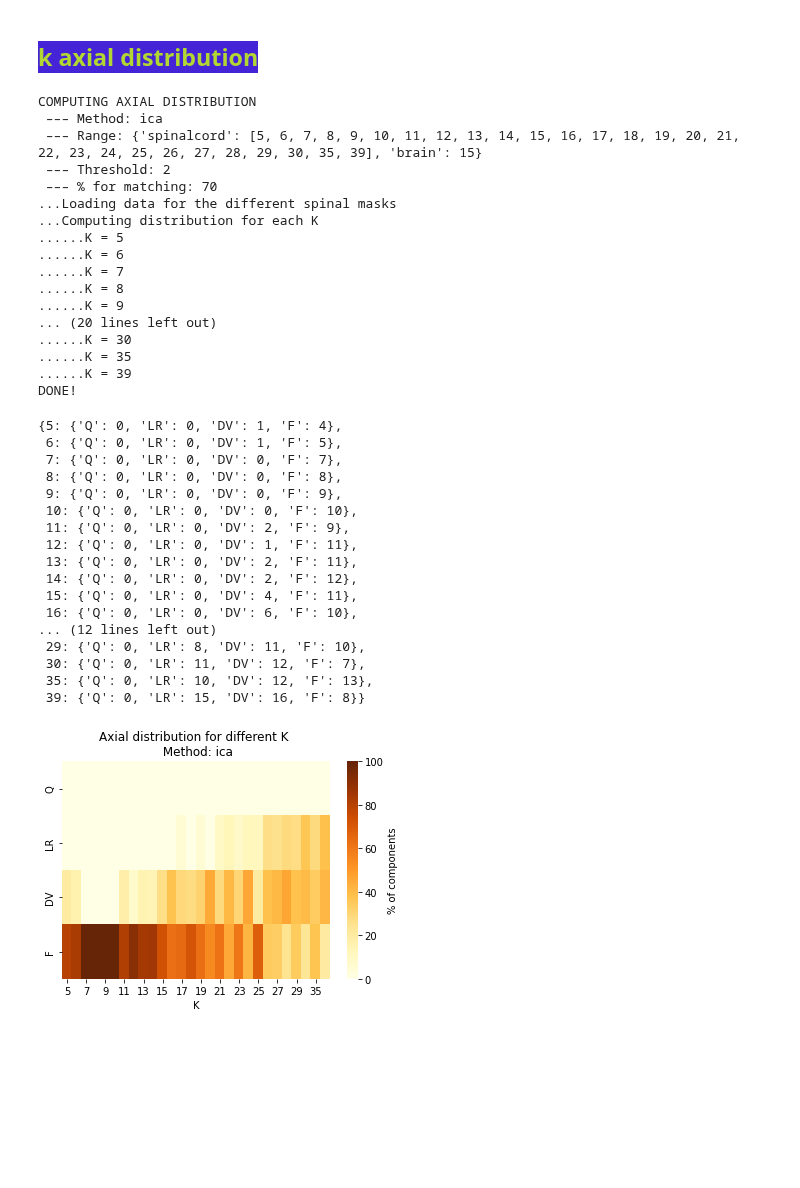
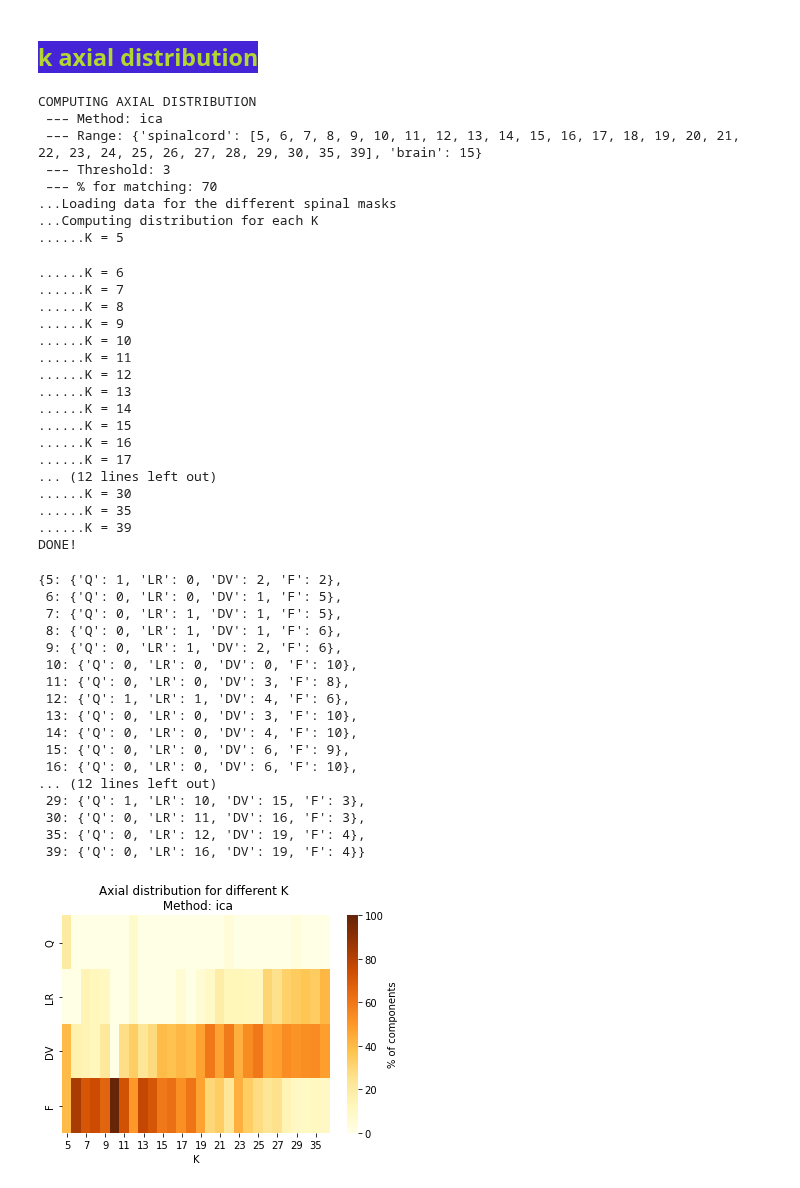
Before and after one commit to NawalK/hc_project_analyses, a Jupyter notebook: notebook/axial_ditribution_sc.ipynb, the cells around one changed output. Saved outputs shown, nothing was run; the diff lists cells and outputs as text; code cells hidden in the pictures; blank space fills up the shorter version.

```diff
--- a/notebook/axial_ditribution_sc.ipynb
+++ b/notebook/axial_ditribution_sc.ipynb
@@ -32,40 +32,48 @@ config['main_dir']+config['data']['ica']['spinalcord_dir'] + '/K_' + str(k) + '/
 # %% [markdown]
 ## <font color=#B2D732> <span style="background-color: #4424D6"> k axial distribution </font></span>
 # %%
-k_axial_distribution(config, 'ica', thresh=2, vox_percentage=70, save_results=False)
+k_axial_distribution(config, 'ica', thresh=3, vox_percentage=70, save_results=False)
 # %% [output]
 COMPUTING AXIAL DISTRIBUTION
  ––– Method: ica
  ––– Range: {'spinalcord': [5, 6, 7, 8, 9, 10, 11, 12, 13, 14, 15, 16, 17, 18, 19, 20, 21, 22, 23, 24, 25, 26, 27, 28, 29, 30, 35, 39], 'brain': 15}
- ––– Threshold: 2
+ ––– Threshold: 3
  ––– % for matching: 70
 ...Loading data for the different spinal masks
 ...Computing distribution for each K
 ......K = 5
-......K = 6
-......K = 7
-......K = 8
-......K = 9
-... (20 lines left out)
-......K = 30
-......K = 35
-......K = 39
-DONE!
-{5: {'Q': 0, 'LR': 0, 'DV': 1, 'F': 4},
- 6: {'Q': 0, 'LR': 0, 'DV': 1, 'F': 5},
- 7: {'Q': 0, 'LR': 0, 'DV': 0, 'F': 7},
- 8: {'Q': 0, 'LR': 0, 'DV': 0, 'F': 8},
- 9: {'Q': 0, 'LR': 0, 'DV': 0, 'F': 9},
- 10: {'Q': 0, 'LR': 0, 'DV': 0, 'F': 10},
- 11: {'Q': 0, 'LR': 0, 'DV': 2, 'F': 9},
- 12: {'Q': 0, 'LR': 0, 'DV': 1, 'F': 11},
- 13: {'Q': 0, 'LR': 0, 'DV': 2, 'F': 11},
- 14: {'Q': 0, 'LR': 0, 'DV': 2, 'F': 12},
- 15: {'Q': 0, 'LR': 0, 'DV': 4, 'F': 11},
- 16: {'Q': 0, 'LR': 0, 'DV': 6, 'F': 10},
+......K = 6
+......K = 7
+......K = 8
+......K = 9
+......K = 10
+......K = 11
+......K = 12
+......K = 13
+......K = 14
+......K = 15
+......K = 16
+......K = 17
 ... (12 lines left out)
- 29: {'Q': 0, 'LR': 8, 'DV': 11, 'F': 10},
- 30: {'Q': 0, 'LR': 11, 'DV': 12, 'F': 7},
- 35: {'Q': 0, 'LR': 10, 'DV': 12, 'F': 13},
- 39: {'Q': 0, 'LR': 15, 'DV': 16, 'F': 8}}
+......K = 30
+......K = 35
+......K = 39
+DONE!
+{5: {'Q': 1, 'LR': 0, 'DV': 2, 'F': 2},
+ 6: {'Q': 0, 'LR': 0, 'DV': 1, 'F': 5},
+ 7: {'Q': 0, 'LR': 1, 'DV': 1, 'F': 5},
+ 8: {'Q': 0, 'LR': 1, 'DV': 1, 'F': 6},
+ 9: {'Q': 0, 'LR': 1, 'DV': 2, 'F': 6},
+ 10: {'Q': 0, 'LR': 0, 'DV': 0, 'F': 10},
+ 11: {'Q': 0, 'LR': 0, 'DV': 3, 'F': 8},
+ 12: {'Q': 1, 'LR': 1, 'DV': 4, 'F': 6},
+ 13: {'Q': 0, 'LR': 0, 'DV': 3, 'F': 10},
+ 14: {'Q': 0, 'LR': 0, 'DV': 4, 'F': 10},
+ 15: {'Q': 0, 'LR': 0, 'DV': 6, 'F': 9},
+ 16: {'Q': 0, 'LR': 0, 'DV': 6, 'F': 10},
+... (12 lines left out)
+ 29: {'Q': 1, 'LR': 10, 'DV': 15, 'F': 3},
+ 30: {'Q': 0, 'LR': 11, 'DV': 16, 'F': 3},
+ 35: {'Q': 0, 'LR': 12, 'DV': 19, 'F': 4},
+ 39: {'Q': 0, 'LR': 16, 'DV': 19, 'F': 4}}
-[figure, old version]
+[figure, new version]
```
Also changed, not shown: 6 other files.
